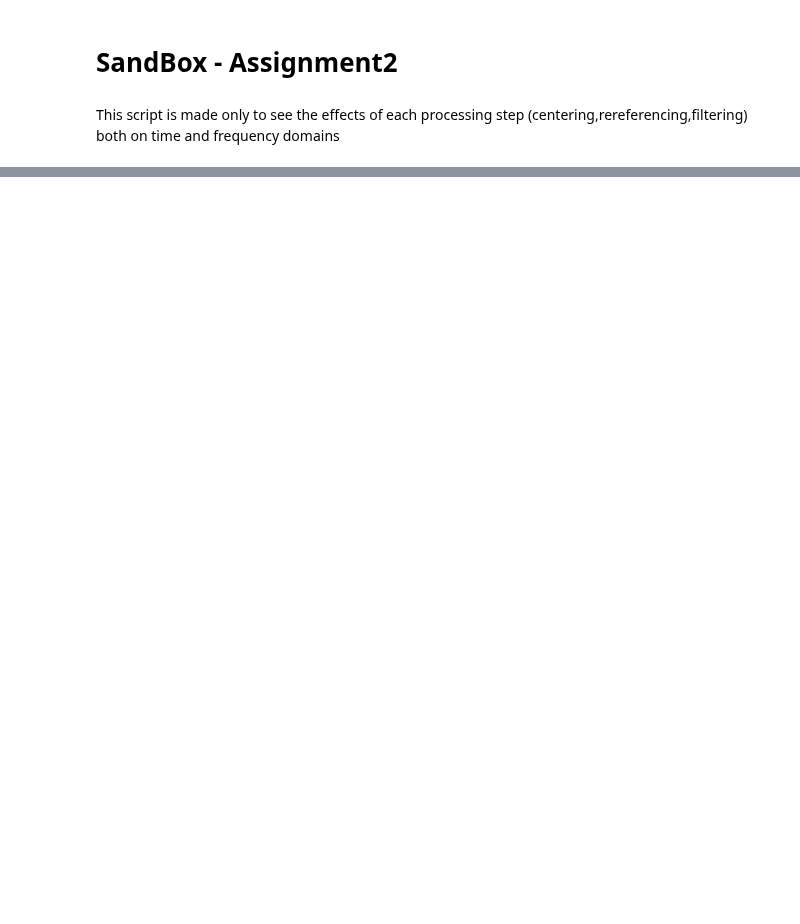
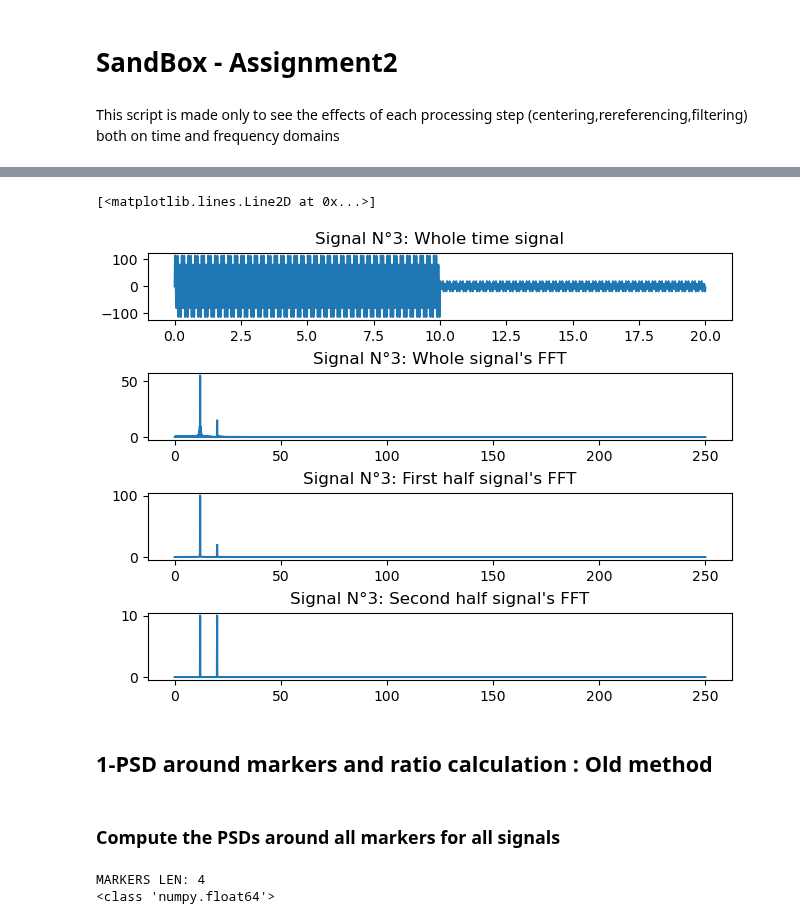
Before and after one commit to iwissemben/Stage_Signal_Physio, a Jupyter notebook: SRC/sandbox.ipynb, the cells around one changed output, grey strips where cells are left out. Drawn from its saved outputs; the diff is of its cells as text; code cells hidden in the pictures; blank space fills up the shorter version.

```diff
--- a/SRC/sandbox.ipynb
+++ b/SRC/sandbox.ipynb
@@ -119,0 +141,33 @@ tridi_Pxx_densities_100_after = tridi_Pxx_densities_after[:, 0::2, :]
+# %%
+FFT_whole_signals=compute_fft_on_all_channels2(channels_signals=signal_electrodes,Fs=Srate)
+FFT_first_half_signals=compute_fft_on_all_channels2(channels_signals=signal_electrodes[0:(len(signal_electrodes)//2)+1],Fs=Srate)
+FFT_second_half_signals=compute_fft_on_all_channels2(channels_signals=signal_electrodes[(len(signal_electrodes)//2):],Fs=Srate)
+# %%
+figure,axis=plt.subplots(4,num=3,layout="constrained")
+axis[0].set_title("Signal N°"+str(ELECTRODE_NUM)+": Whole time signal")
+axis[0].plot(times,signal_electrodes[:,SELECTOR])
+
+axis[1].set_title("Signal N°"+str(ELECTRODE_NUM)+": Whole signal's FFT")
+axis[1].plot(FFT_whole_signals["FFT_frequencies"][:,SELECTOR],FFT_whole_signals["FFT_magnitudes"][:,SELECTOR])
+
+axis[2].set_title("Signal N°"+str(ELECTRODE_NUM)+": First half signal's FFT")
+axis[2].plot(FFT_first_half_signals["FFT_frequencies"][:,SELECTOR],FFT_first_half_signals["FFT_magnitudes"][:,SELECTOR])
+
+axis[3].set_title("Signal N°"+str(ELECTRODE_NUM)+": Second half signal's FFT")
+axis[3].plot(FFT_second_half_signals["FFT_frequencies"][:,SELECTOR],FFT_second_half_signals["FFT_magnitudes"][:,SELECTOR])
+# %% [output]
+[<matplotlib.lines.Line2D at 0x...>]
+[figure, added]
+# %% [markdown]
+## 1-PSD around markers and ratio calculation : Old method<a class="anchor" name="old"></a>
+# %% [markdown]
+### Compute the PSDs around all markers for all signals<a class="anchor" name="psdsold"></a>
+# %%
+#Find the nearest signal timepoint for each marker (timestamps,markers) (in case a marker is between two sample)
+#returns a 2d array (Timestamp_indices,timestamps)
+nearest_marker_indices_timestamps = nearest_timestamps_array_finder(
+    times, marker_timestamps)
+print(type(nearest_marker_indices_timestamps[0,0]))
+# %% [output]
+MARKERS LEN: 4
+<class 'numpy.float64'>
```
Also changed, not shown: parts of 63 cells of this notebook, 7 other files.
